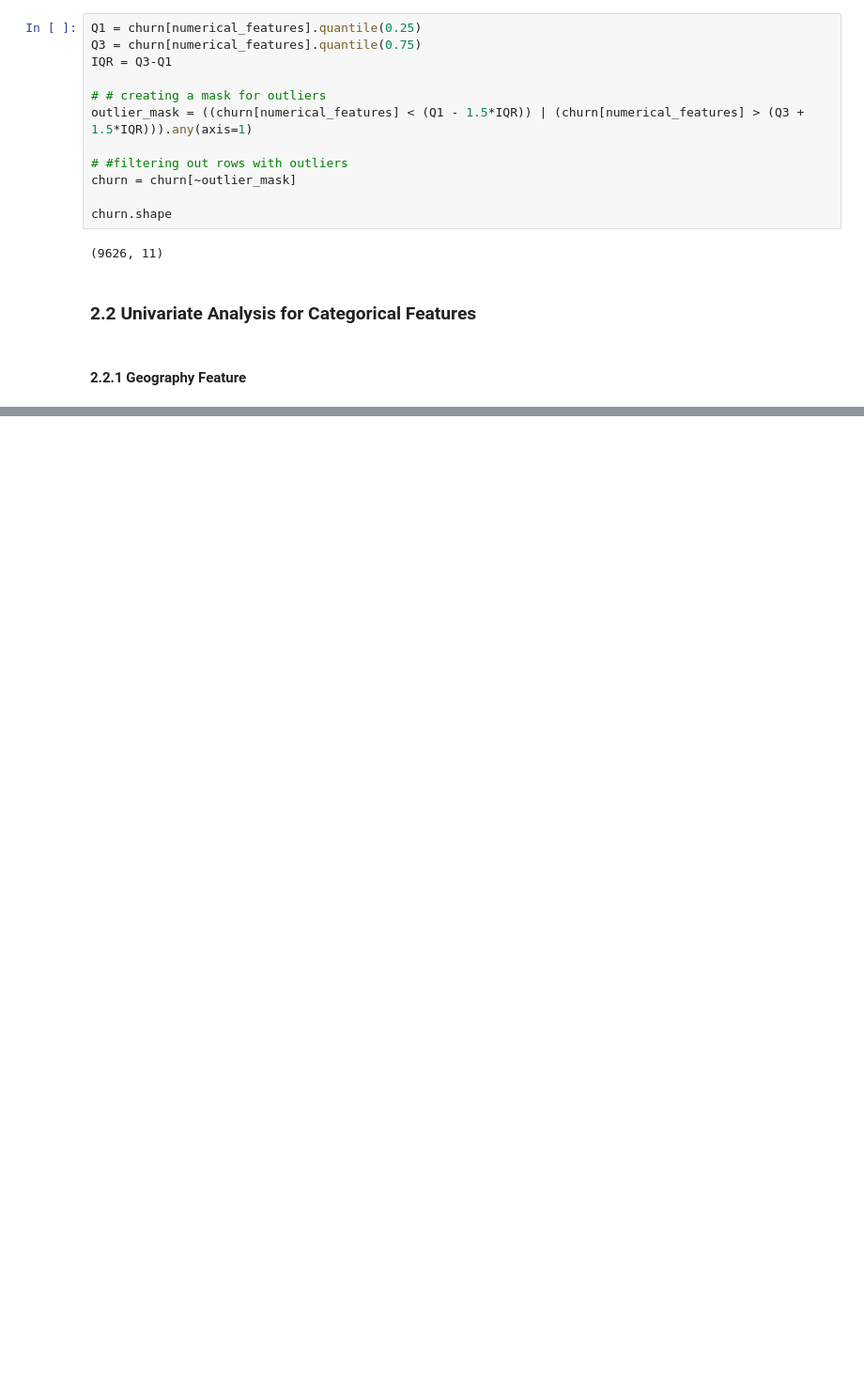
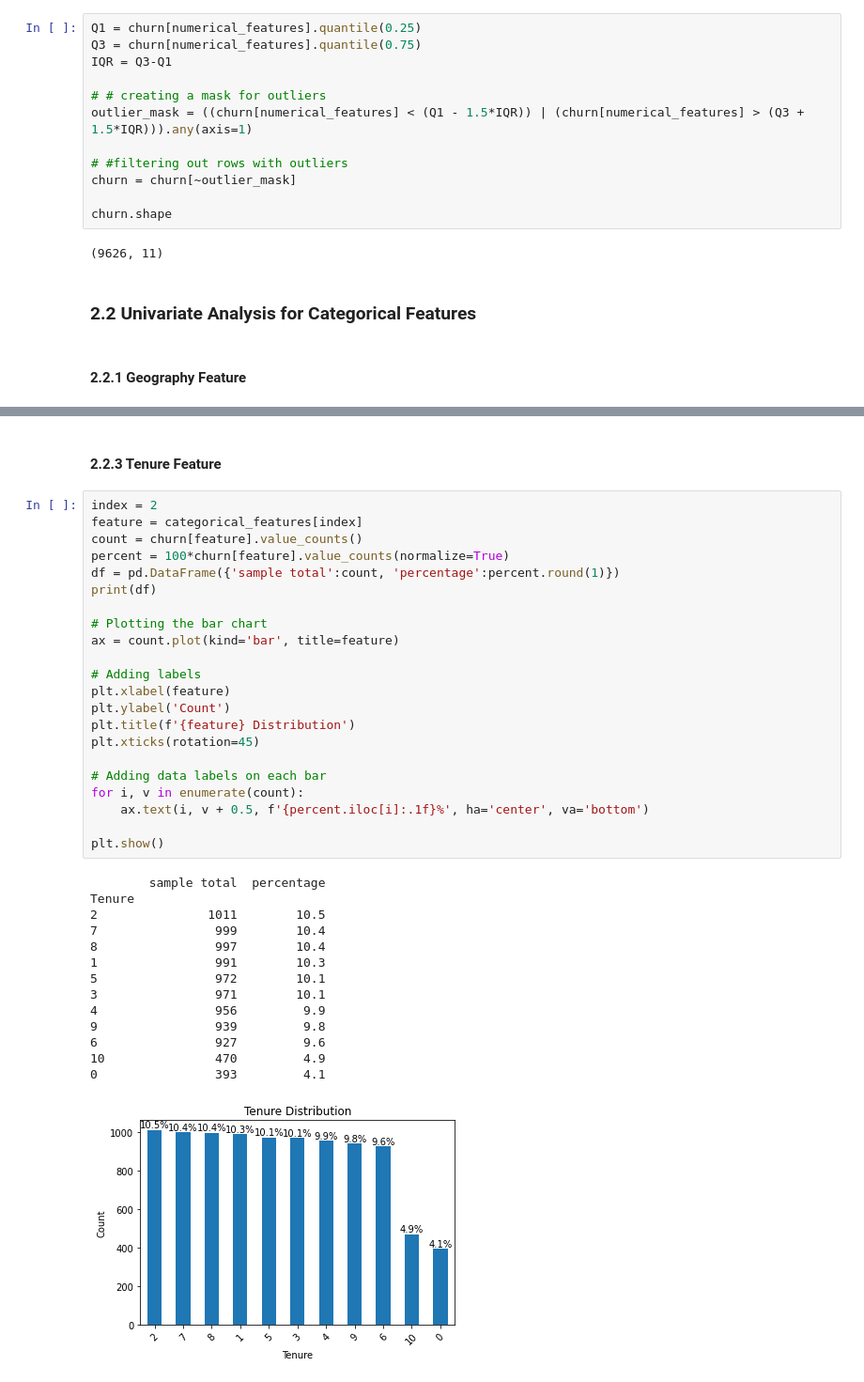
Before and after one commit to naufalmuafi/bank-customer-churn-prediction, a Jupyter notebook: main.ipynb, the cells around one changed output, grey strips where cells are left out. Shown at 94% size. Cells and saved outputs as stored; diff of their text form; blank space fills up the shorter version.

```diff
--- a/main.ipynb
+++ b/main.ipynb
@@ -174,0 +234,39 @@ churn.shape
+# %% [markdown]
+#### 2.2.3 Tenure Feature
+# %%
+index = 2
+feature = categorical_features[index]
+count = churn[feature].value_counts()
+percent = 100*churn[feature].value_counts(normalize=True)
+df = pd.DataFrame({'sample total':count, 'percentage':percent.round(1)})
+print(df)
+
+# Plotting the bar chart
+ax = count.plot(kind='bar', title=feature)
+
+# Adding labels
+plt.xlabel(feature)
+plt.ylabel('Count')
+plt.title(f'{feature} Distribution')
+plt.xticks(rotation=45)
+
+# Adding data labels on each bar
+for i, v in enumerate(count):
+    ax.text(i, v + 0.5, f'{percent.iloc[i]:.1f}%', ha='center', va='bottom')
+
+plt.show()
+# %% [output]
+        sample total  percentage
+Tenure
+2               1011        10.5
+7                999        10.4
+8                997        10.4
+1                991        10.3
+5                972        10.1
+3                971        10.1
+4                956         9.9
+9                939         9.8
+6                927         9.6
+10               470         4.9
+0                393         4.1
+[figure, added]
```
Also changed, not shown: parts of 16 cells of this notebook.
